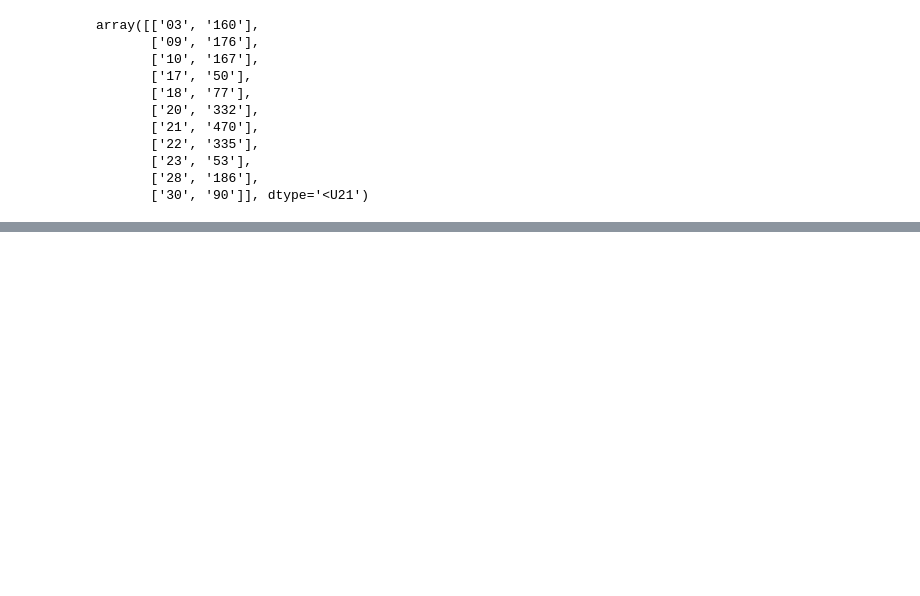
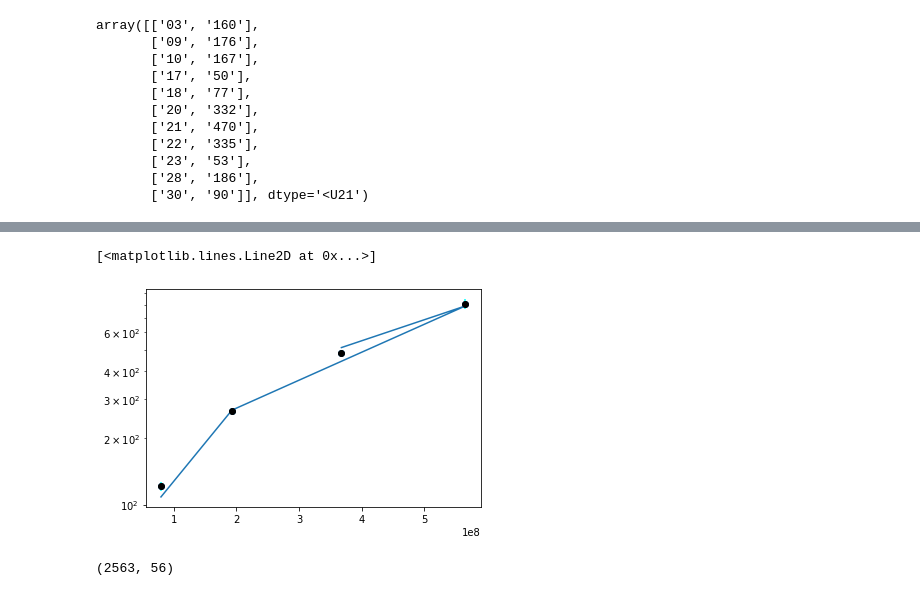
Before and after one commit to hws1302/linear-regression-from-scratch, a Jupyter notebook: new.ipynb, the cells around one changed output, grey strips where cells are left out. Cells and saved outputs as stored; diff of their text form; code cells hidden in the pictures; blank space fills up the shorter version.

```diff
--- a/new.ipynb
+++ b/new.ipynb
@@ -109,18 +34,6 @@ plt.show()
 [figure]
 # %% [markdown]
 ### Errors between nights
-# %%
-def load_and_clean(date):
-
-    df = pd.read_csv(f'data/{date}.csv')
-
-    design_mat, pinv, y, beta = create_design_mat(df)
-
-    df = remove_outliers(y, beta, design_mat, df, 1)
-
-    design_mat, pinv, y, beta = create_design_mat(df)
-
-    return design_mat, pinv, y, beta
 # %%
 # load in all the data, clean it, and find the model parameters
 design_mat_04_07, pinv_04_07, y_04_07, beta_04_07 = load_and_clean('2019_04_07')
@@ -312,0 +214,19 @@ array([['03', '160'],
+# %%
+shapes = [design_mat_04_07.shape, design_mat_04_08.shape, design_mat_11_05.shape, design_mat_11_06.shape]
+
+time_complexities = np.array([shape[0]**2 * shape[1] for shape in shapes])
+times = np.array([121, 265, 806, 485])
+times_err = np.array([5.35, 4.78, 40.6, 16.8])
+a, b = np.polyfit(time_complexities, times, 1)
+# %%
+plt.scatter(time_complexities, times)
+plt.yscale('log')
+plt.errorbar(time_complexities, times, yerr = times_err,fmt='o',ecolor = 'cyan',color='black')
+plt.plot(time_complexities, a*time_complexities + b)
+# %% [output]
+[<matplotlib.lines.Line2D at 0x...>]
+[figure, added]
+# %%
+design_mat_11_06.shape
+# %% [output]
+(2563, 56)
```
Also changed, not shown: parts of 13 cells of this notebook, 8 other files.
